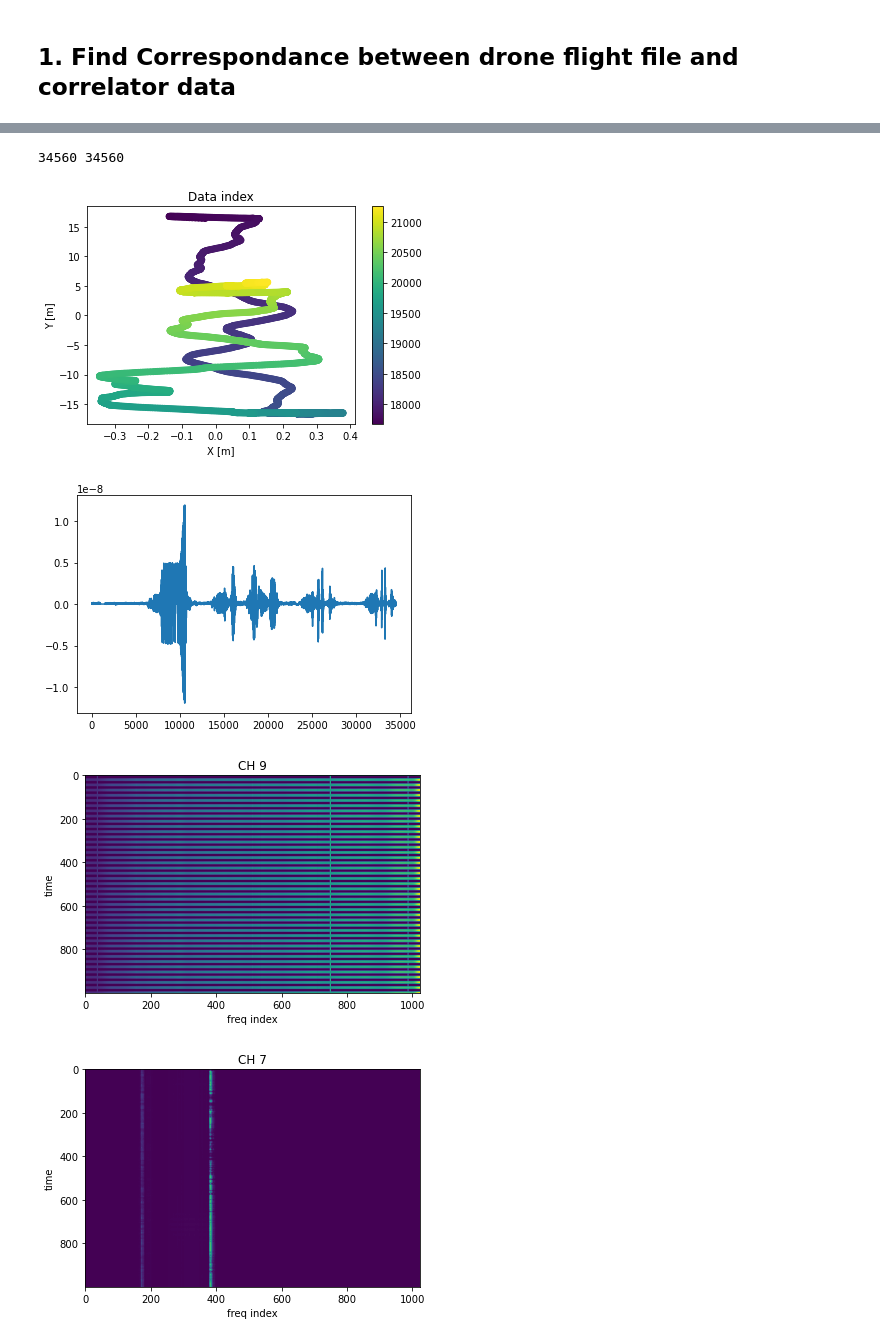
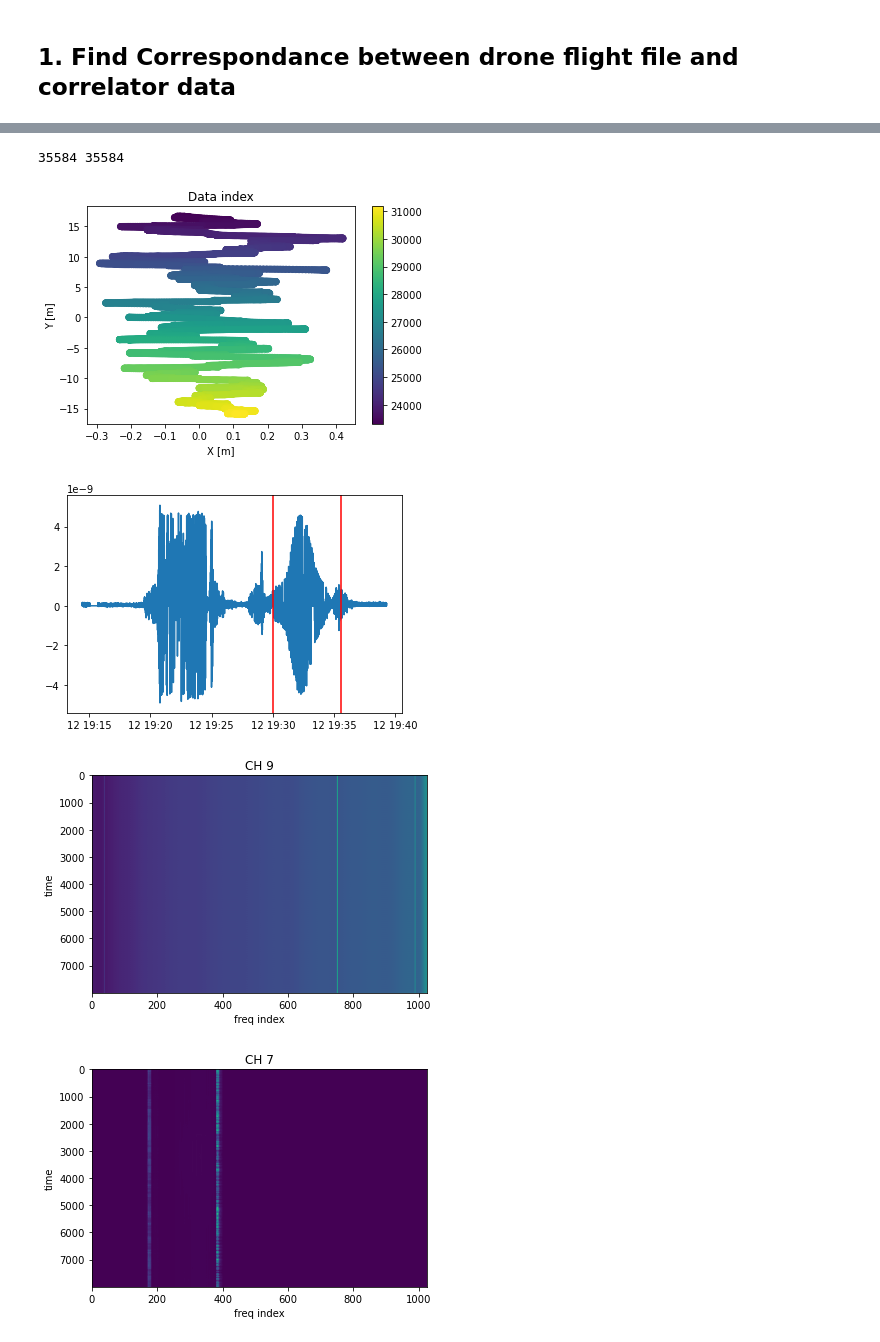
Before and after one commit to WrightLaboratory/DigitalNoiseSource, a Jupyter notebook: notebooks/LBN_DNS_droneflights.ipynb, the cells around one changed output, grey strips where cells are left out. Cells and saved outputs as stored; diff of their text form; code cells hidden in the pictures.

Commit message:
figured out the concat bounds

```diff
--- a/notebooks/LBN_DNS_droneflights.ipynb
+++ b/notebooks/LBN_DNS_droneflights.ipynb
@@ -23,13 +23,13 @@ gbosite=si.Site('../metadata/WLC_config_roof.npz')
 #Epols = [0,3,4,7,9,10,12,14]
 #Npols = [1,2,5,6,8,11,13,15]
 
-# channel maps: crossmap = [7,8,9]
+
 
 #config_directory="  "
 maindir = '/hirax/DNS_freespace/yale_visit_april_2025/'
 dronedir = maindir+'drone_flight_records/'
-crmap = [7,8,9]
+crmap = [7,8,9] # channel maps: crossmap = [7,8,9]
 
-
-datadir = maindir+'manual_and_0.1_pass/'
-gaindir = maindir+'manual_and_0.1_pass_digital_gains/'
+f_ind = 319
+freqs = np.arange(800,400,-400./1024)
+print(freqs[f_ind])
@@ -154,9 +156,6 @@ fd=h5py.File('/hirax/DNS_freespace/yale_visit_april_2025/manual_and_0.1_pass/006
 print(fd['vis'].shape) # time, freq, product
 print(fd['index_map']['time']['fpga_count'].shape)
 
-freq = 675
-f_ind = int(1023*(800-freq)/400)
-print(f_ind)
 for i in np.arange(0,10):
     plt.plot(fd['vis'][:,f_ind,i].real,label=str(i)) # both real and imag are informative
 plt.legend()
@@ -289,12 +315,16 @@ plt.show()
 with open('../metadata/DNS_WL_flights_forscripts.yaml', 'r') as fff:
     documents = yaml.safe_load(fff)
 flights = documents["flight_info"]["flights"]
+descrip = documents["flight_info"]["desc"]
 
 print(flights)
+print(descrip)
 
 # airdata files are not very easily subscriptable,
 # cluge for now by knowing which flight order is in the yaml
-f = 2
+# The manual flight won't work, the drone files have been converted
+# to SI units directly
+f = 1
 
 
 fly = flights[f]
@@ -305,5 +335,5 @@ tclb = documents["flight_info"]["tclbs"][f]
 tcub = documents["flight_info"]["tcubs"][f]
 fmax = documents["flight_info"]["fmaxes"][f]
 
-print(fly, tub, tlb, cdat)
+print(fly, tub, tlb, tclb, tcub, cdat)
 # %% [output]
@@ -408,24 +439,25 @@ plt.ylabel('Y [m]')
 plt.title('Data index')
 plt.show()
 
-lb = 25000
-ub = 26000
-plt.plot(concatdata.V_cross[:,f_ind,1])
+
+plt.plot(concatdata.t_arr_datetime,concatdata.V_cross[:,f_ind,1])
+plt.axvline(concatdata.t_arr_datetime[tclb],color='red')
+plt.axvline(concatdata.t_arr_datetime[tcub],color='red')
 plt.show()
 
-plt.imshow(concatdata.V_cross[lb:ub,:,2].real,aspect='auto')
+plt.imshow(concatdata.V_cross[tclb:tcub,:,2].real,aspect='auto')
 plt.xlabel('freq index')
 plt.ylabel('time')
 plt.title('CH 9')
 plt.show()
 
-plt.imshow(concatdata.V_cross[lb:ub,:,0].real,aspect='auto')
+plt.imshow(concatdata.V_cross[tclb:tcub,:,0].real,aspect='auto')
 plt.xlabel('freq index')
 plt.ylabel('time')
 plt.title('CH 7')
 plt.show()
 
-plt.imshow(abs(concatdata.V_cross[lb:ub,:,1]),aspect='auto')
+plt.imshow(abs(concatdata.V_cross[tclb:tcub,:,1]),aspect='auto')
 plt.xlabel('freq index')
 plt.ylabel('time')
 plt.title('CH 8 (abs)')
@@ -437,5 +469,5 @@ plt.show()
-34560 34560
+35584 35584
-[figure, old version]
+[figure, new version]
-[figure, old version]
+[figure, new version]
-[figure, old version]
+[figure, new version]
-[figure, old version]
+[figure, new version]
```
Also changed, not shown: parts of 20 cells of this notebook, 1 other file.
